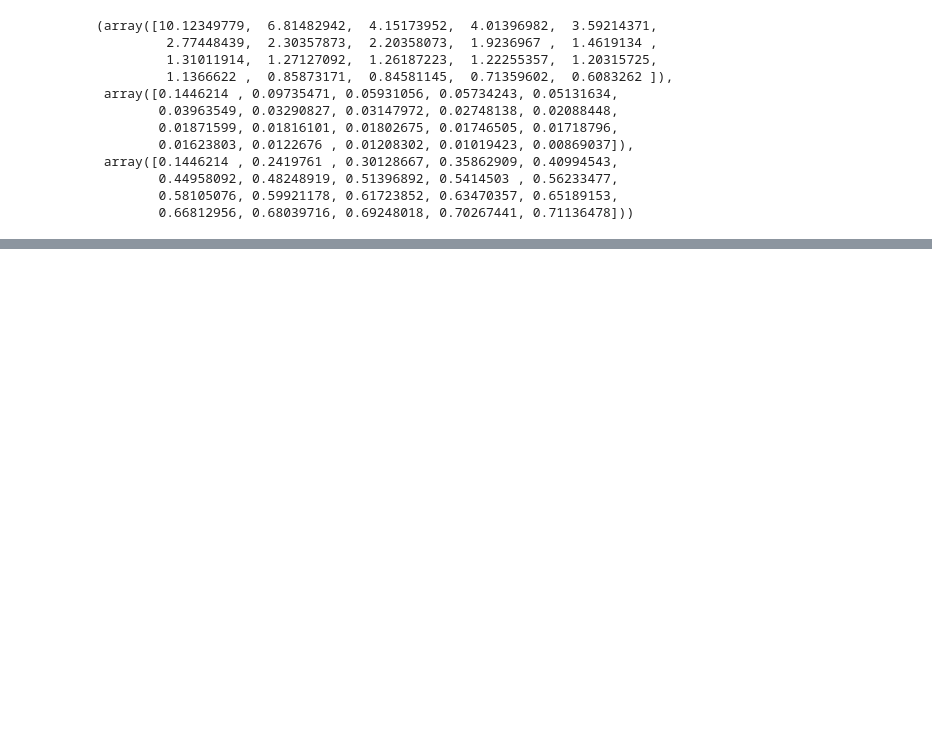
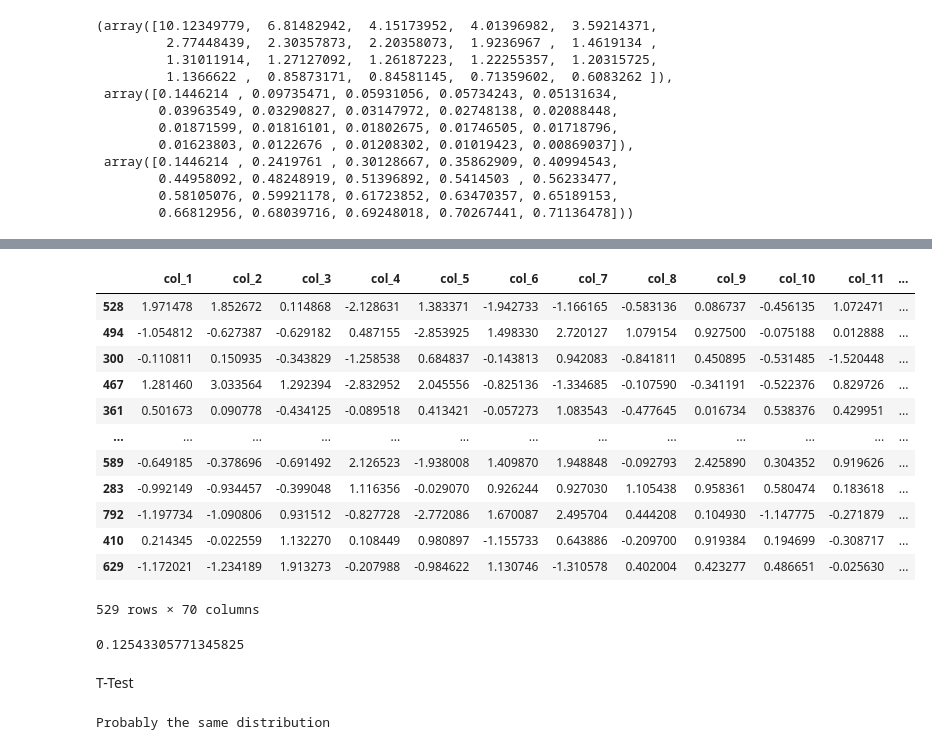
Before and after one commit to NikhilMunna/SDA-dataAnalysis, a Jupyter notebook: Project Analysis.ipynb, the cells around one changed output, grey strips where cells are left out. Drawn from its saved outputs; the diff is of its cells as text; code cells hidden in the pictures; blank space fills up the shorter version.

```diff
--- a/Project Analysis.ipynb
+++ b/Project Analysis.ipynb
@@ -673,0 +723,18 @@ fa.get_factor_variance()
+# %%
+sample2 = data.sample(frac=0.5, replace=True, random_state=2)
+# %%
+sample2
+# %% [output]
+|  | col_1 | col_2 | col_3 | col_4 | col_5 | col_6 | col_7 | col_8 | col_9 | col_10 | col_11 | ... |
+| 528 | 1.971478 | 1.852672 | 0.114868 | -2.128631 | 1.383371 | -1.942733 | -1.166165 | -0.583136 | 0.086737 | -0.456135 | 1.072471 | ... |
+| 494 | -1.054812 | -0.627387 | -0.629182 | 0.487155 | -2.853925 | 1.498330 | 2.720127 | 1.079154 | 0.927500 | -0.075188 | 0.012888 | ... |
+| 300 | -0.110811 | 0.150935 | -0.343829 | -1.258538 | 0.684837 | -0.143813 | 0.942083 | -0.841811 | 0.450895 | -0.531485 | -1.520448 | ... |
+| 467 | 1.281460 | 3.033564 | 1.292394 | -2.832952 | 2.045556 | -0.825136 | -1.334685 | -0.107590 | -0.341191 | -0.522376 | 0.829726 | ... |
+| 361 | 0.501673 | 0.090778 | -0.434125 | -0.089518 | 0.413421 | -0.057273 | 1.083543 | -0.477645 | 0.016734 | 0.538376 | 0.429951 | ... |
+| ... | ... | ... | ... | ... | ... | ... | ... | ... | ... | ... | ... | ... |
+| 589 | -0.649185 | -0.378696 | -0.691492 | 2.126523 | -1.938008 | 1.409870 | 1.948848 | -0.092793 | 2.425890 | 0.304352 | 0.919626 | ... |
+| 283 | -0.992149 | -0.934457 | -0.399048 | 1.116356 | -0.029070 | 0.926244 | 0.927030 | 1.105438 | 0.958361 | 0.580474 | 0.183618 | ... |
+| 792 | -1.197734 | -1.090806 | 0.931512 | -0.827728 | -2.772086 | 1.670087 | 2.495704 | 0.444208 | 0.104930 | -1.147775 | -0.271879 | ... |
+| 410 | 0.214345 | -0.022559 | 1.132270 | 0.108449 | 0.980897 | -1.155733 | 0.643886 | -0.209700 | 0.919384 | 0.194699 | -0.308717 | ... |
+| 629 | -1.172021 | -1.234189 | 1.913273 | -0.207988 | -0.984622 | 1.130746 | -1.310578 | 0.402004 | 0.423277 | 0.486651 | -0.025630 | ... |
+529 rows × 70 columns
@@ -673,0 +743,15 @@ fa.get_factor_variance()
+# %%
+corr
+# %% [output]
+0.12543305771345825
+# %% [markdown]
+T-Test
+# %%
+from scipy.stats import ttest_ind
+stat, p = ttest_ind(sample1, sample2)
+if p.all() > 0.05:
+    print('Probably the same distribution')
+else:
+    print('Probably different distributions')
+# %% [output]
+Probably the same distribution
```
Also changed, not shown: parts of 21 cells of this notebook.
